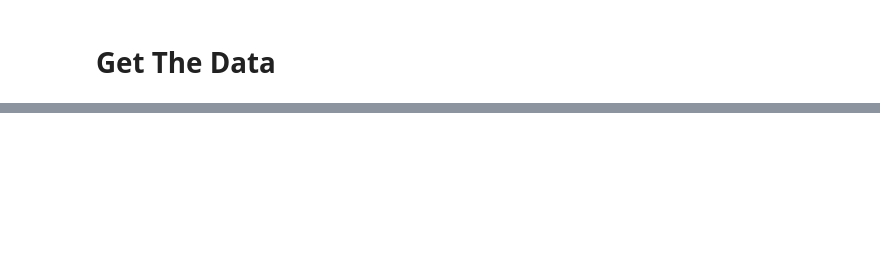
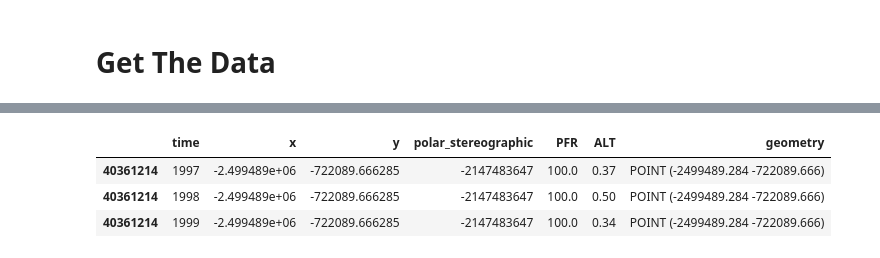
Before and after one commit to lucasflores/PermaLost, a Jupyter notebook: PermaFrostProj.ipynb, the cells around one changed output, grey strips where cells are left out. Drawn from its saved outputs; the diff is of its cells as text; code cells hidden in the pictures; blank space fills up the shorter version.

```diff
--- a/PermaFrostProj.ipynb
+++ b/PermaFrostProj.ipynb
@@ -160,0 +202,7 @@ sample_data/
+# %%
+with open('/content/drive/MyDrive/ColabNotebooks/PermaFrostProjData/Greenland_PFR_ALT_noNANallColumns_1997_Pickle.pkl', 'rb') as pickle_file:
+    dfGreenland_1997 = pickle.load(pickle_file)
+with open('/content/drive/MyDrive/ColabNotebooks/PermaFrostProjData/Greenland_PFR_ALT_noNANallColumns_1998_Pickle.pkl', 'rb') as pickle_file:
+    dfGreenland_1998 = pickle.load(pickle_file)
+with open('/content/drive/MyDrive/ColabNotebooks/PermaFrostProjData/Greenland_PFR_ALT_noNANallColumns_1999_Pickle.pkl', 'rb') as pickle_file:
+    dfGreenland_1999 = pickle.load(pickle_file)
@@ -160,0 +287,7 @@ sample_data/
+# %%
+gdfGreenland[(gdfGreenland['x'] == -2499489.284021524) & (gdfGreenland['y'] == -722089.6662854771)]
+# %% [output]
+|  | time | x | y | polar_stereographic | PFR | ALT | geometry |
+| 40361214 | 1997 | -2.499489e+06 | -722089.666285 | -2147483647 | 100.0 | 0.37 | POINT (-2499489.284 -722089.666) |
+| 40361214 | 1998 | -2.499489e+06 | -722089.666285 | -2147483647 | 100.0 | 0.50 | POINT (-2499489.284 -722089.666) |
+| 40361214 | 1999 | -2.499489e+06 | -722089.666285 | -2147483647 | 100.0 | 0.34 | POINT (-2499489.284 -722089.666) |
```
Also changed, not shown: parts of 30 cells of this notebook.
